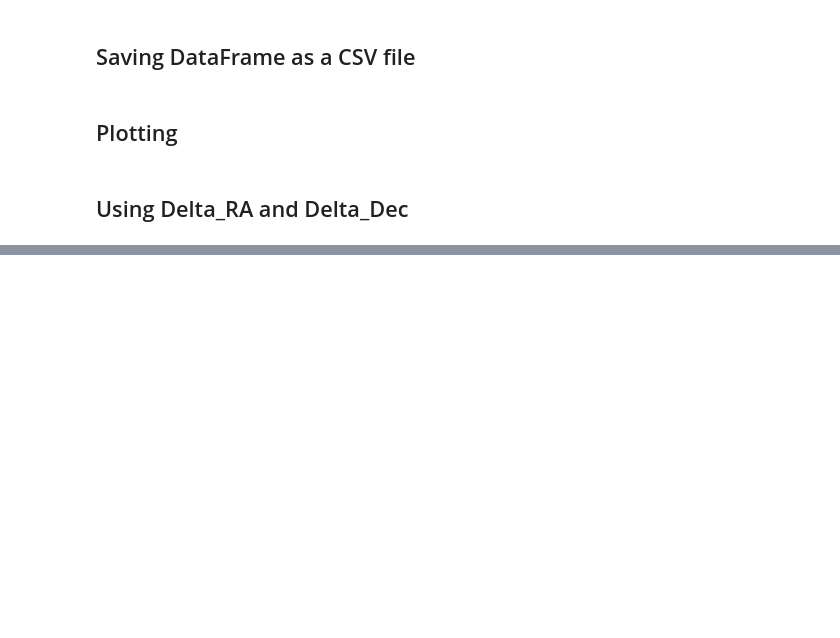
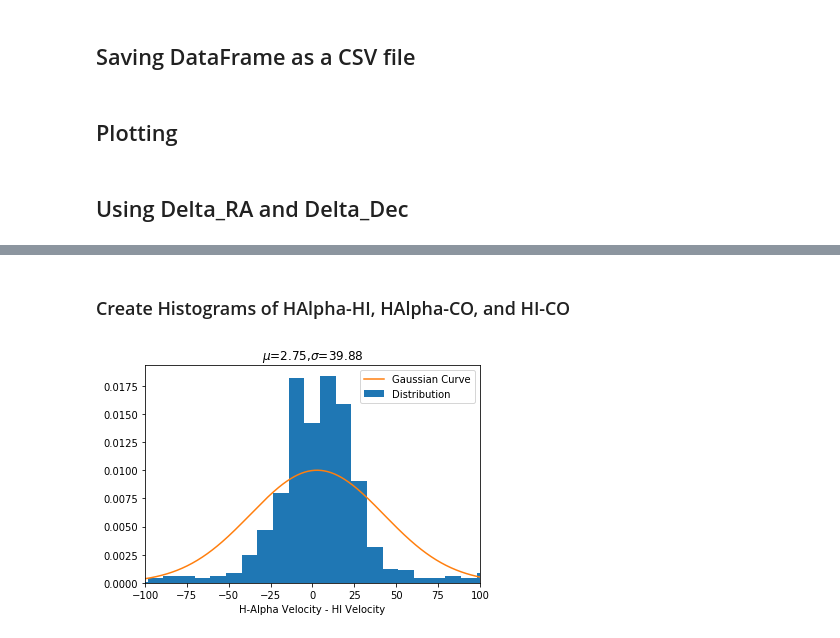
Before and after one commit to khangnngo12/Kinematics-of-M33, a Jupyter notebook: Velocity_Map.ipynb, the cells around one changed output, grey strips where cells are left out. Cells and saved outputs as stored; diff of their text form; code cells hidden in the pictures; blank space fills up the shorter version.

Commit message:
Update Velocity Map (4/21/22)
Update to JupNote and updated CSV file containing OBJID

```diff
--- a/Velocity_Map.ipynb
+++ b/Velocity_Map.ipynb
@@ -299,2 +315,2 @@ def read_M33_phot_spec():
 # %%
-Ri_As,Decli,Maskname,HI,CO = read_M33_phot_spec()
+Ri_As,Decli,Maskname,HI,CO,OBJID = read_M33_phot_spec()
@@ -329,0 +382,13 @@ plt.savefig("CO Region")
+# %%
+Bool,Bool_Index,csv_data = shared_obj(Maskname,OBJID)
+myDataDF = pd.DataFrame({"Mask Name":csv_data["Mask Name"][np.where(np.array(Bool)==True)[0]],
+                        "OBJID":csv_data["OBJECT ID"][np.where(np.array(Bool)==True)[0]],
+                        "Velocity (km/s)":csv_data["Velocity (km/s)"][np.where(np.array(Bool)==True)[0]],
+                        "Mask Name(Check)":np.array(Maskname)[np.array(Bool_Index)],
+                        "OBJID(Check)":np.array(OBJID)[np.array(Bool_Index)],
+                        "HI":HI[np.array(Bool_Index)],
+                        "CO":CO[np.array(Bool_Index)],
+                        "RA":Ri_As[np.array(Bool_Index)],
+                        "Dec":Decli[np.array(Bool_Index)]}) #DF to stores relevant info
+
+myDataDF.to_csv("./Redshift CSV/Redshift (incl. CO and HI).csv",index=False)
@@ -329,0 +415,26 @@ plt.savefig("CO Region")
+# %% [markdown]
+### Create Histograms of HAlpha-HI, HAlpha-CO, and HI-CO
+# %%
+V = np.array(myDataDF["Velocity (km/s)"]) #velocity calculated by me
+HI_V = np.array(myDataDF["HI"]) #HI velocity from Amanda's data
+CO_V = np.array(myDataDF["CO"]) #CO velocity from Amanda's data
+VsubHI = V - HI_V #Halpha - HI
+VsubCO = V - CO_V #Halpha - CO
+HIsubCO = HI_V - CO_V #HI - CO
+# %%
+def normal_distribution(x,mu,sigma):
+    return (1/(np.sqrt(2*np.pi)*sigma))*np.exp((-1/(2*(sigma**2)))*((x-mu)**2))
+# %%
+x = np.linspace(-250,250,1000)
+mu, sigma = norm.fit(VsubHI[~np.isnan(VsubHI)]) #estimate mean and standard dev
+f_x = normal_distribution(x,mu,sigma) #normal distribution formula
+#p = norm.pdf(filler_data,mu,std)
+Hist_info = plt.hist(VsubHI[~np.isnan(VsubHI)],bins=50,density=True,label="Distribution")
+plt.plot(x,f_x,label="Gaussian Curve")
+plt.title("$\mu$={0},$\sigma$={1}".format(round(mu,2),round(sigma,2)))
+plt.xlabel("H-Alpha Velocity - HI Velocity")
+plt.xlim(-100,100)
+plt.legend()
+plt.savefig("HAlpha-HI Histogram.png")
+# %% [output]
+[figure, added]
```
Also changed, not shown: parts of 22 cells of this notebook, 1 other file.
